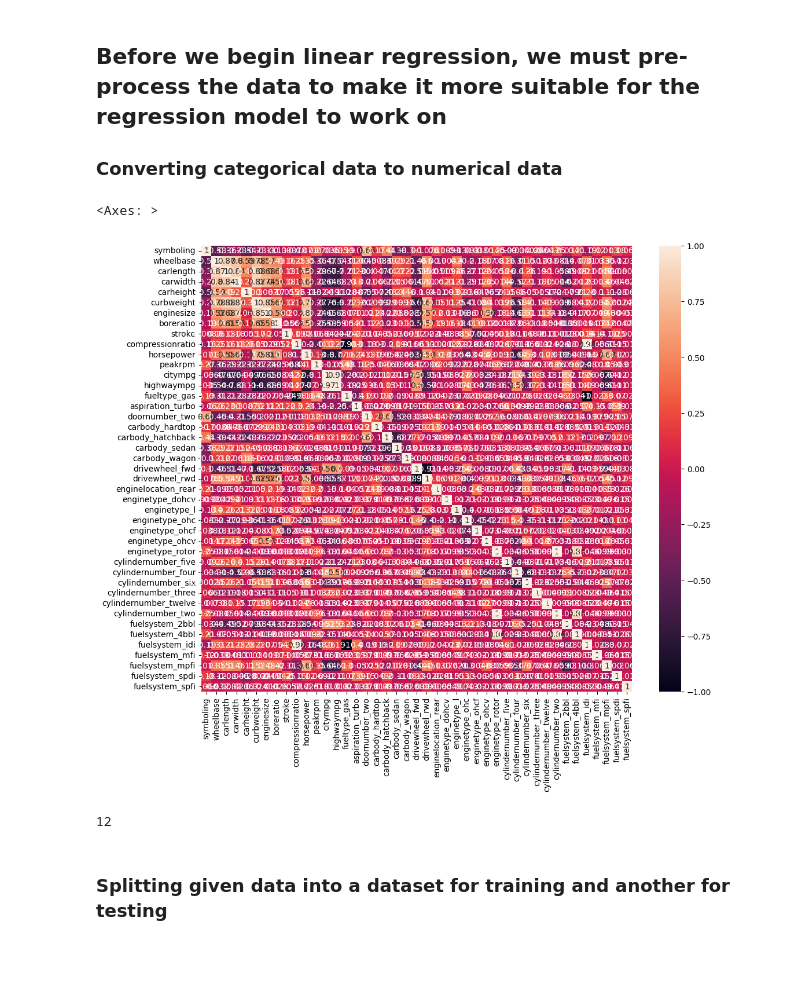
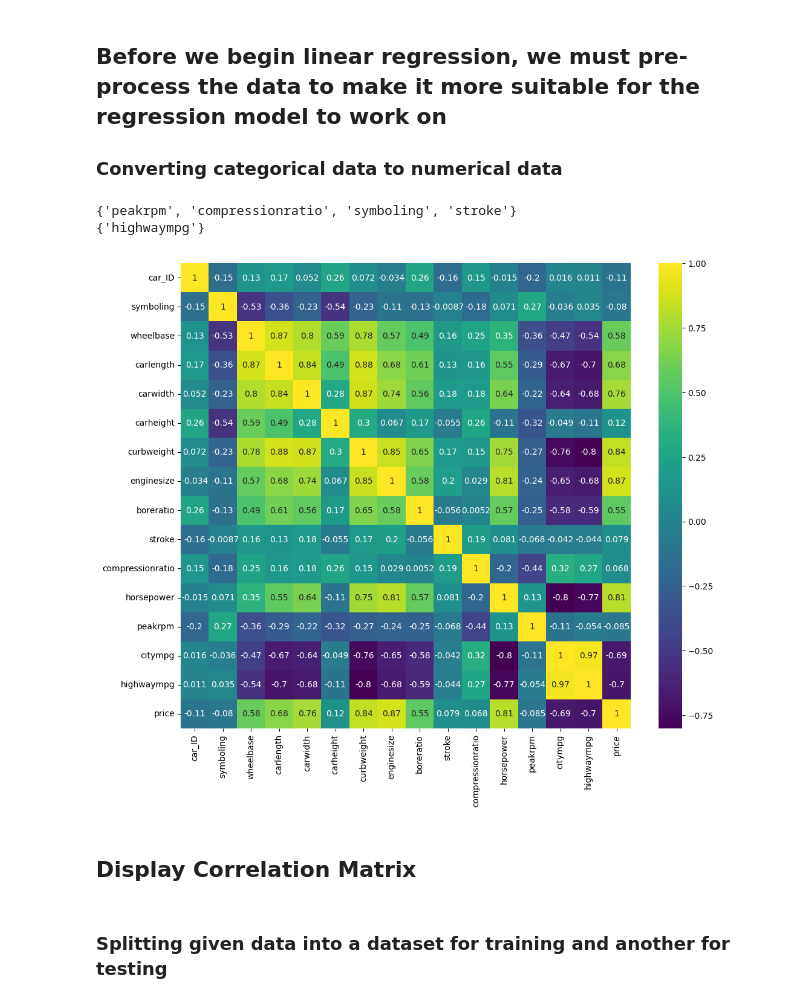
Before and after one commit to hexager/BasicLinearRegressionF, a Jupyter notebook: LinearRegression.ipynb, the cells around one changed output. Drawn from its saved outputs; the diff is of its cells as text; code cells hidden in the pictures; blank space fills up the shorter version.

Commit message:
displays better correlation matrix, now performs correlation with both feature-feature and feature-target. Experimented with lower values of

```diff
--- a/LinearRegression.ipynb
+++ b/LinearRegression.ipynb
@@ -31,4 +31,36 @@ print(data)
 # %% [markdown]
 ## Before we begin linear regression, we must pre-process the data to make it more suitable for the regression model to work on
 ### Converting categorical data to numerical data
+# %%
+data_num = data.select_dtypes(include=['number'])
+plt.figure(figsize=(12,10))
+cor = data_num.corr()
+sns.heatmap(cor, annot=True, cmap = 'viridis')
+def correlationfeattofeat(dataset, threshold = 0.9):
+    column_cor = set()
+    corr_matrix = dataset.corr()
+    for i in range(len(corr_matrix.columns)):
+        for j in range(i):
+            if abs(corr_matrix.iloc[i,j]) > threshold:
+                colname = corr_matrix.columns[i]
+                column_cor.add(colname)
+    return column_cor
+def correlationfeattotarget(dataset, threshold = 0.1):
+    column_cor = set()
+    corr_matrix = dataset.corr()
+    for col in corr_matrix.columns:
+        if abs(corr_matrix.loc['price', col]) < threshold:
+            column_cor.add(col)
+    return column_cor
+
+corr_features_irrelevant = correlationfeattotarget(data_num)
+print(corr_features_irrelevant)
+corr_features_correlating = correlationfeattofeat(data_num)
+print(corr_features_correlating)
+data_num_proc1 = data_num.drop(corr_features_irrelevant, axis=1)
+data_num_proc2 = data_num_proc1.drop(corr_features_correlating, axis=1)
+# %% [output]
+{'peakrpm', 'compressionratio', 'symboling', 'stroke'}
+{'highwaympg'}
+[figure, added]
 # %%
@@ -44,27 +75,8 @@ data_cat_proc = pd.get_dummies(data_cat, drop_first=True)
 boolean_cols = data_cat_proc.columns[data_cat_proc.dtypes == 'bool']
 data_cat_proc[boolean_cols] = data_cat_proc[boolean_cols].astype(int)
 data_proc = pd.concat([data_num_norm, data_cat_proc], axis=1)
-# %%
-plt.figure(figsize=(12,10))
-cor = data_proc.corr()
-sns.heatmap(cor, annot=True)
-# %% [output]
-<Axes: >
-[figure, removed]
-# %%
-def correlation(dataset, threshold = 0.85):
-    column_cor = set()
-    corr_matrix = dataset.corr()
-    for i in range(len(corr_matrix.columns)):
-        for j in range(i):
-            if abs(corr_matrix.iloc[i,j]) > threshold:
-                colname = corr_matrix.columns[i]
-                column_cor.add(colname)
-    return column_cor
-corr_features = correlation(data_proc, 0.85)
-len(set(corr_features))
-# %% [output]
-12
+# %% [markdown]
+## Display Correlation Matrix
 # %% [markdown]
 ### Splitting given data into a dataset for training and another for testing
 # %%
```
Also changed, not shown: parts of 5 cells of this notebook.
